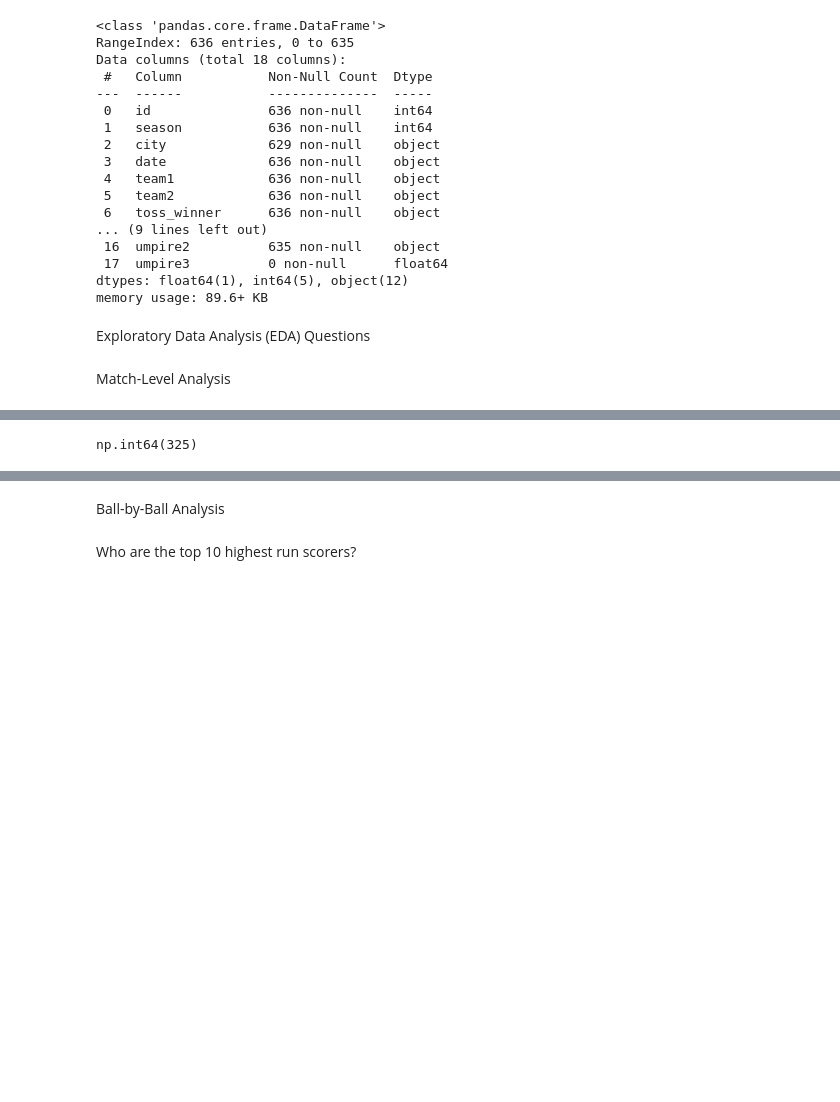
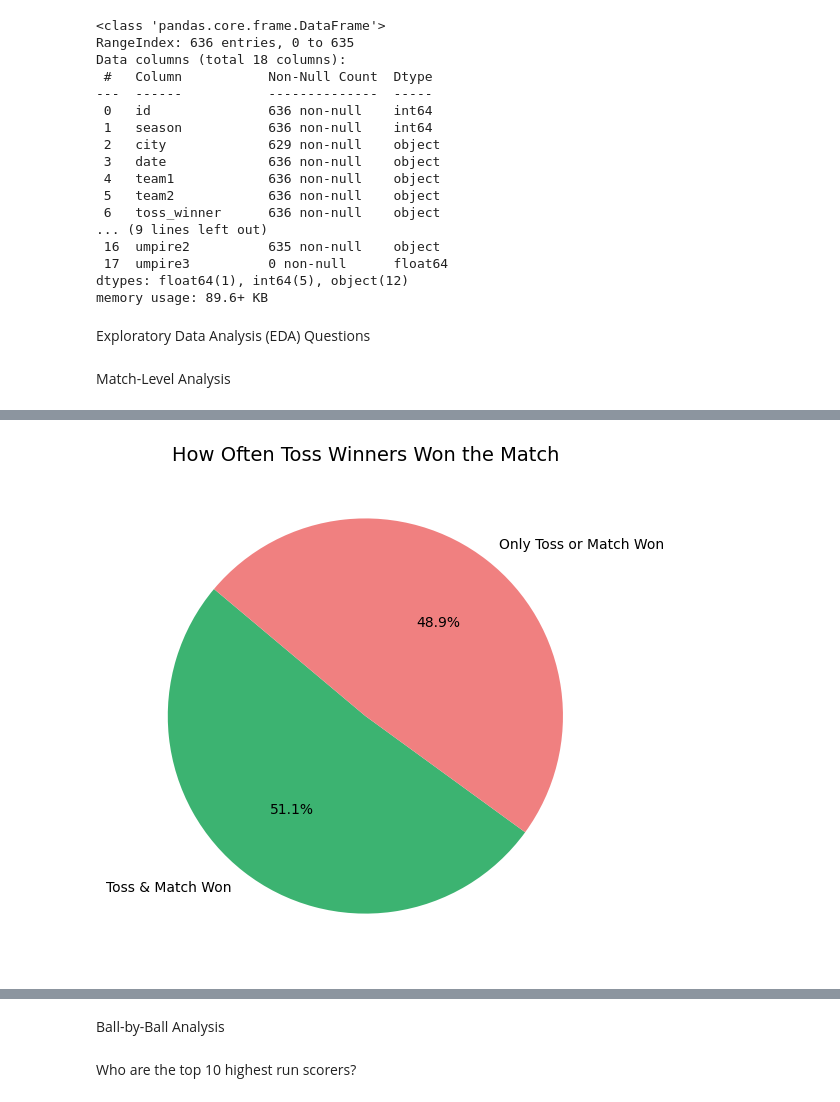
Before and after one commit to YuvanVarshith/Indian_Premier_League_dateset, a Jupyter notebook: notebooks/ipl_eda_analysis.ipynb, the cells around one changed output, grey strips where cells are left out. Cells and saved outputs as stored; diff of their text form; code cells hidden in the pictures; blank space fills up the shorter version.

```diff
--- a/notebooks/ipl_eda_analysis.ipynb
+++ b/notebooks/ipl_eda_analysis.ipynb
@@ -115,7 +139,21 @@ Name: count, dtype: int64
 # %%
 #How many times did teams win the toss and also win the match?
-df[(df.toss_winner == df.winner)].id.count()
+toss_match_wins =df[(df.toss_winner == df.winner)].id.count()
+
+# Total matches played
+total_matches = df.id.count()
+
+# Values for pie chart
+values = [toss_match_wins, total_matches - toss_match_wins]
+labels = ['Toss & Match Won', 'Only Toss or Match Won']
+
+# Plotting the pie chart
+plt.figure(figsize=(6, 6))
+plt.pie(values, labels=labels, autopct='%1.1f%%', startangle=140, colors=['mediumseagreen', 'lightcoral'])
+plt.title('How Often Toss Winners Won the Match', fontsize=14)
+plt.tight_layout()
+plt.show()
 # %% [output]
-np.int64(325)
+[figure, added]
 # %%
 #Who are the top 10 players with the most "Player of the Match" awards?
```
Also changed, not shown: parts of 7 cells of this notebook.
